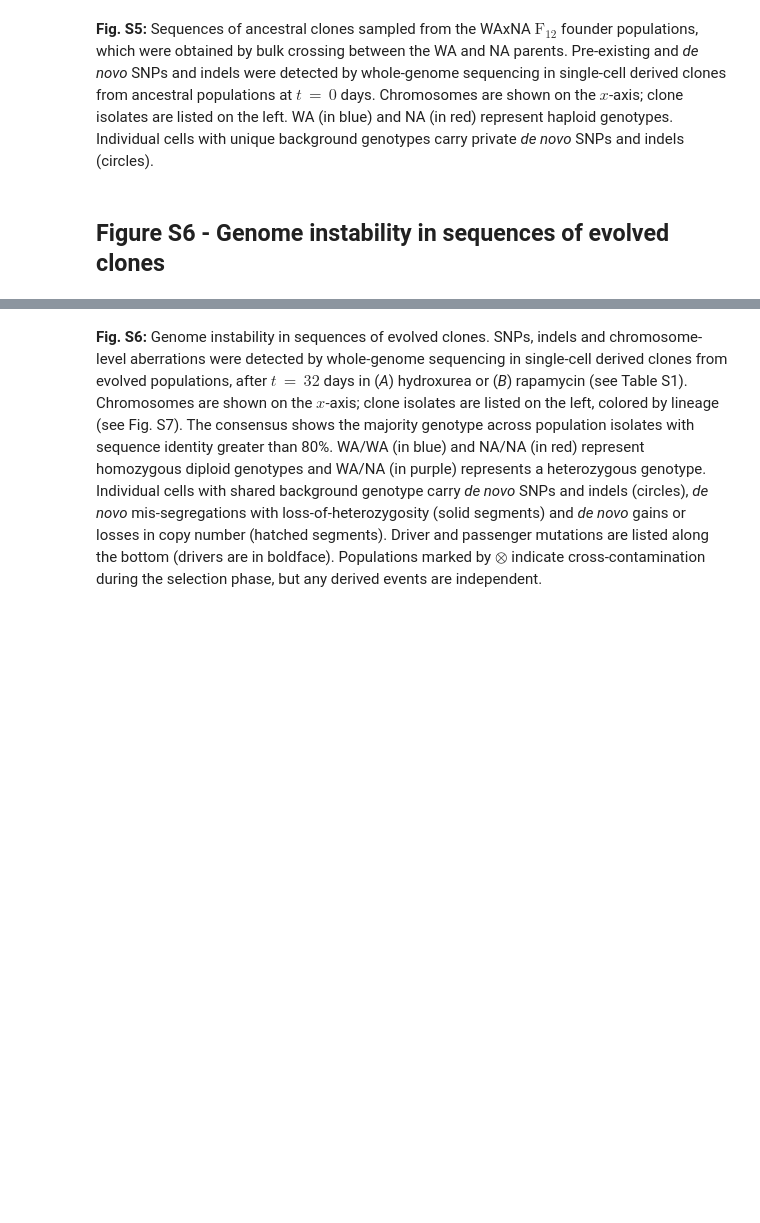
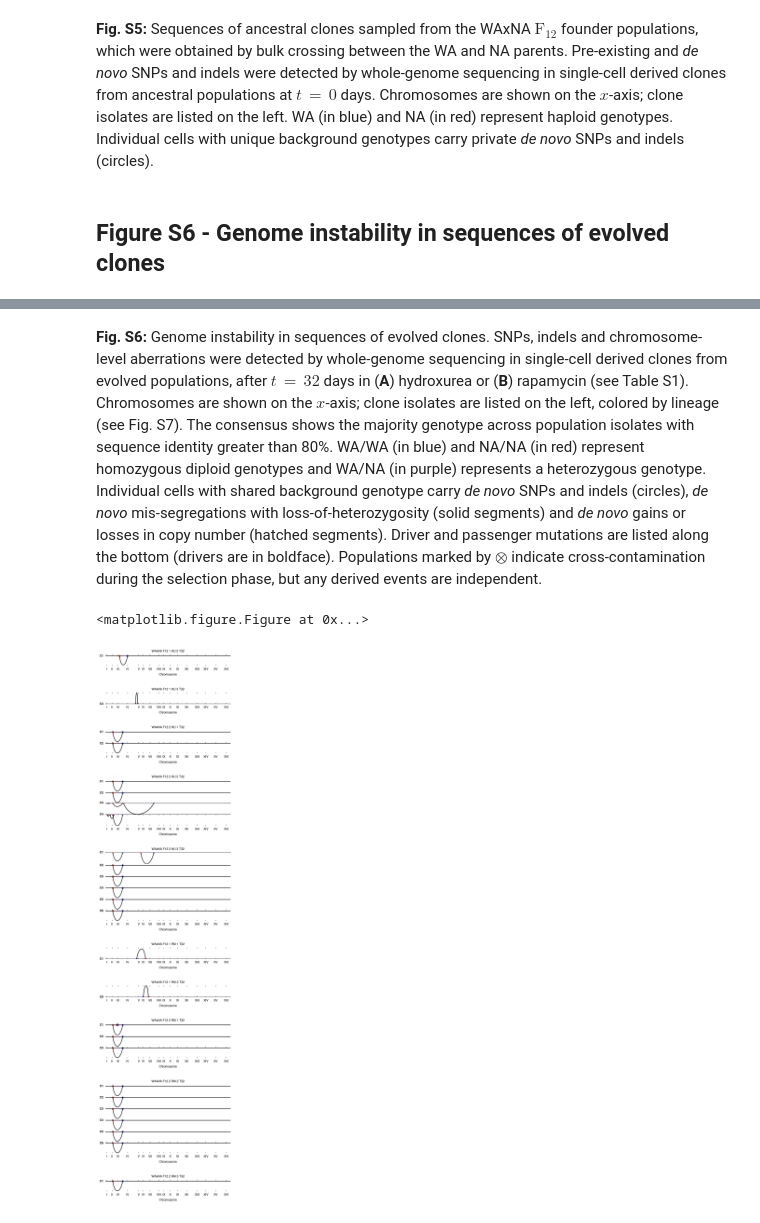
Before and after one commit to ivazquez/clonal-heterogeneity, a Jupyter notebook: src/figure3.ipynb, the cells around one changed output, grey strips where cells are left out. Saved outputs shown, nothing was run; the diff lists cells and outputs as text; code cells hidden in the pictures; blank space fills up the shorter version.

```diff
--- a/src/figure3.ipynb
+++ b/src/figure3.ipynb
@@ -678,7 +944,7 @@ for ii, ((e,p), sdf) in enumerate(seq_dn_df_sliced.groupby(level=['selection','p
 
         ylabels = gl.index.get_level_values('clone').map(str)
         ax2.set_yticks(np.arange(len(ylabels)) + 0.5, minor=False)
-        ax2.set_yticklabels('C' + ylabels, fontweight='bold', va='center', minor=False)
+#         ax2.set_yticklabels('C' + ylabels, fontweight='bold', va='center', minor=False)
         [ax2.axhline(g, lw=0.5, ls="-", color="lightgray") for g in np.arange(len(ylabels))]
 
     # annotate de novo mutations
@@ -773,2 +1039,76 @@ plt.show()
 # %% [markdown]
-**Fig. S6:** Genome instability in sequences of evolved clones. SNPs, indels and chromosome-level aberrations were detected by whole-genome sequencing in single-cell derived clones from evolved populations, after ${t\,{=}\,32}$ days in (*A*) hydroxurea or (*B*) rapamycin (see Table S1). Chromosomes are shown on the $x$-axis; clone isolates are listed on the left, colored by lineage (see Fig. S7). The consensus shows the majority genotype across population isolates with sequence identity greater than 80%. WA/WA (in blue) and NA/NA (in red) represent homozygous diploid genotypes and WA/NA (in purple) represents a heterozygous genotype. Individual cells with shared background genotype carry *de novo* SNPs and indels (circles), *de novo* mis-segregations with loss-of-heterozygosity (solid segments) and *de novo* gains or losses in copy number (hatched segments). Driver and passenger mutations are listed along the bottom (drivers are in boldface). Populations marked by $\otimes$ indicate cross-contamination during the selection phase, but any derived events are independent.
+**Fig. S6:** Genome instability in sequences of evolved clones. SNPs, indels and chromosome-level aberrations were detected by whole-genome sequencing in single-cell derived clones from evolved populations, after ${t\,{=}\,32}$ days in (**A**) hydroxurea or (**B**) rapamycin (see Table S1). Chromosomes are shown on the $x$-axis; clone isolates are listed on the left, colored by lineage (see Fig. S7). The consensus shows the majority genotype across population isolates with sequence identity greater than 80%. WA/WA (in blue) and NA/NA (in red) represent homozygous diploid genotypes and WA/NA (in purple) represents a heterozygous genotype. Individual cells with shared background genotype carry *de novo* SNPs and indels (circles), *de novo* mis-segregations with loss-of-heterozygosity (solid segments) and *de novo* gains or losses in copy number (hatched segments). Driver and passenger mutations are listed along the bottom (drivers are in boldface). Populations marked by $\otimes$ indicate cross-contamination during the selection phase, but any derived events are independent.
+# %%
+fig = plt.figure(figsize=(4, 18))
+
+shape = seq_sv_df.groupby(['selection','population']).isolate.nunique()
+
+ygrid = shape.values
+grid = gridspec.GridSpec(len(ygrid), 1, height_ratios=ygrid, hspace=0.9)
+
+gsp = {}
+
+fig = plt.figure(figsize=(4, 18))
+
+for ii, ((s,p), ge) in enumerate(seq_sv_df.groupby(['selection','population'])):
+
+    nrows = ygrid[ii]
+    ncols = 1
+
+    gsp[(s,p)] = gridspec.GridSpecFromSubplotSpec(nrows, ncols,
+                                                 subplot_spec=grid[ii],
+                                                 hspace=0, wspace=0)
+
+    # Set title
+    ax = plt.subplot(gsp[(s,p)][:1])
+    ax.set_title(p.replace('_',' '), fontsize=6)
+
+    for jj, (isolate, gs) in enumerate(ge.groupby('isolate')):
+
+        # Retrieve axis
+        ax = plt.subplot(gsp[(s,p)][jj:jj+1])
+        #
+        plot.structural_variants(gs, ax, offset=jj)
+        # Set tick labels
+        ylabels = [isolate]#gl.index.get_level_values('clone').map(str)
+        ax.set_yticks(np.arange(len(ylabels)), minor=False)
+        ax.set_yticklabels(ylabels, fontweight='bold', va='center', minor=False)
+
+    # set grid
+    xlabels = chr_coords.chr_start + (chr_coords.chr_end - chr_coords.chr_start)/2.
+    xstart = chr_coords.chr_start
+    ax.set_xticks(xlabels, minor=False)
+    ax.set_xticklabels(chr_coords.chr_arabic.apply(utils.int_to_roman), minor=False)
+    ax.set_xlabel('Chromosome')
+
+# # set legend
+# for k, xy in zip([('HU','WAxNA_F12_2_HU_1_T32'),('RM','WAxNA_F12_1_RM_3_T32')],[(2,0),(2,0)]):
+
+#     ax3 = plt.subplot(gsp[k][(0,0)])
+
+#     deletion_artist = lines.Line2D((0,1),(0,0), **config.variant_type['deletion'])
+#     duplication_artist = lines.Line2D((0,1),(0,0), **config.variant_type['duplication'])
+#     inversion_artist = lines.Line2D((0,1),(0,0), **config.variant_type['inversion'])
+#     transversion_artist = lines.Line2D((0,1),(0,0), **config.variant_type['translocation'])
+
+#     leg = ax3.legend([deletion_artist,duplication_artist,inversion_artist,transversion_artist],
+#                      ['Deletion','Duplication','Inversion','Translocation'],
+#                      bbox_to_anchor=(1.1, 0.0), ncol=1,
+#                      frameon=False, loc='center',
+#                      borderaxespad=0, handlelength=0.75,
+#                      title='Mutation', prop={'size':5})
+
+# axes limits
+for ax in fig.get_axes():
+    ax.xaxis.label.set_size(6)
+    ax.yaxis.label.set_size(6)
+    ax.tick_params(axis='both', which='major', size=2, labelsize=6)
+    ax.tick_params(axis='both', which='minor', size=1, labelsize=4)
+
+fig.savefig(dir_supp+'figures/supp_figure_seq_clones/supp_figure_seq_evolved_clones_sv.pdf', bbox_inches='tight')
+fig.savefig(dir_supp+'figures/supp_figure_seq_clones/supp_figure_seq_evolved_clones_sv.png', bbox_inches='tight')
+fig.savefig(dir_supp+'figures/supp_figure_seq_clones/supp_figure_seq_evolved_clones_sv.svg', bbox_inches='tight')
+plt.show()
+# %% [output]
+<matplotlib.figure.Figure at 0x...>
+[figure, added]
```
Also changed, not shown: parts of 9 cells of this notebook, 9 other files.
